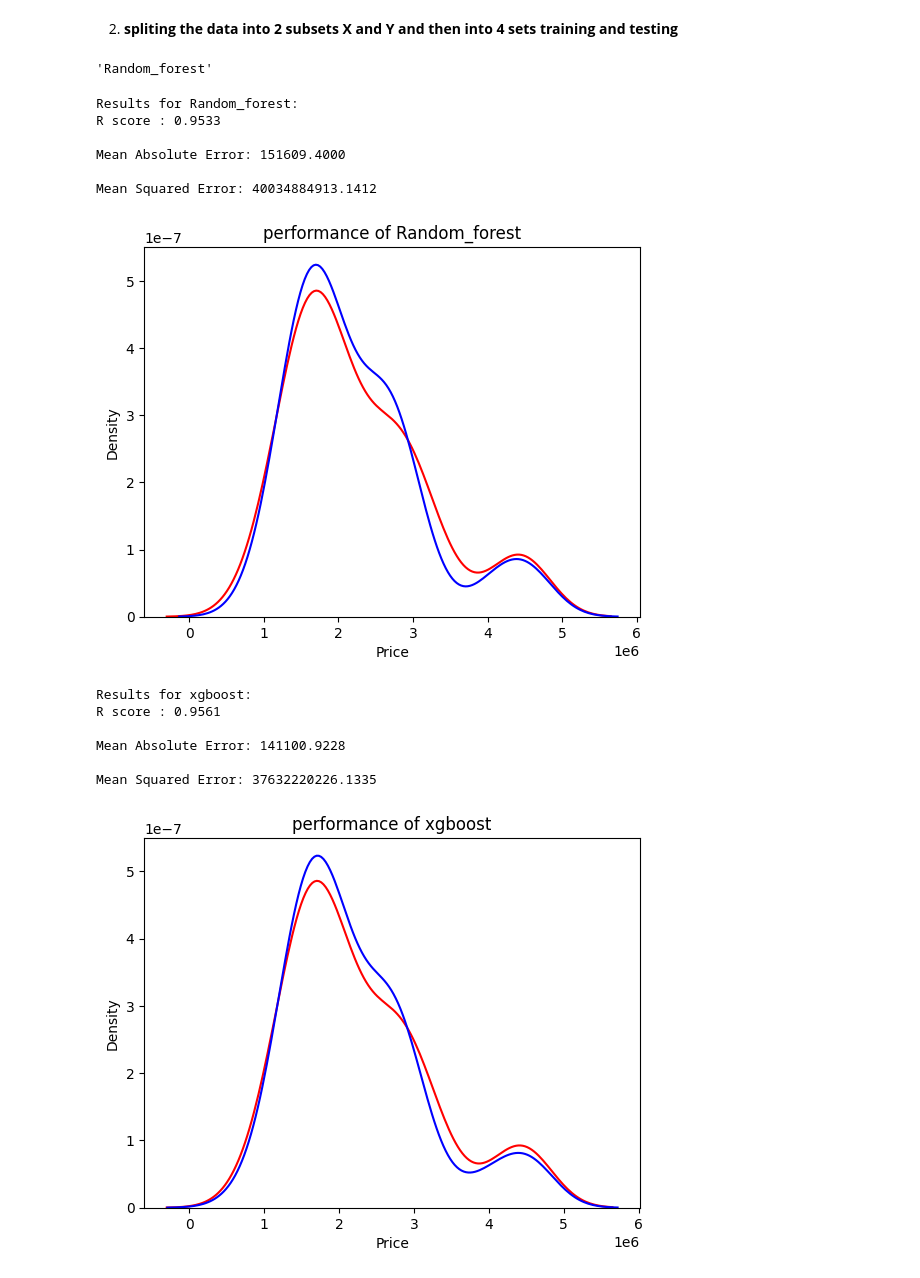
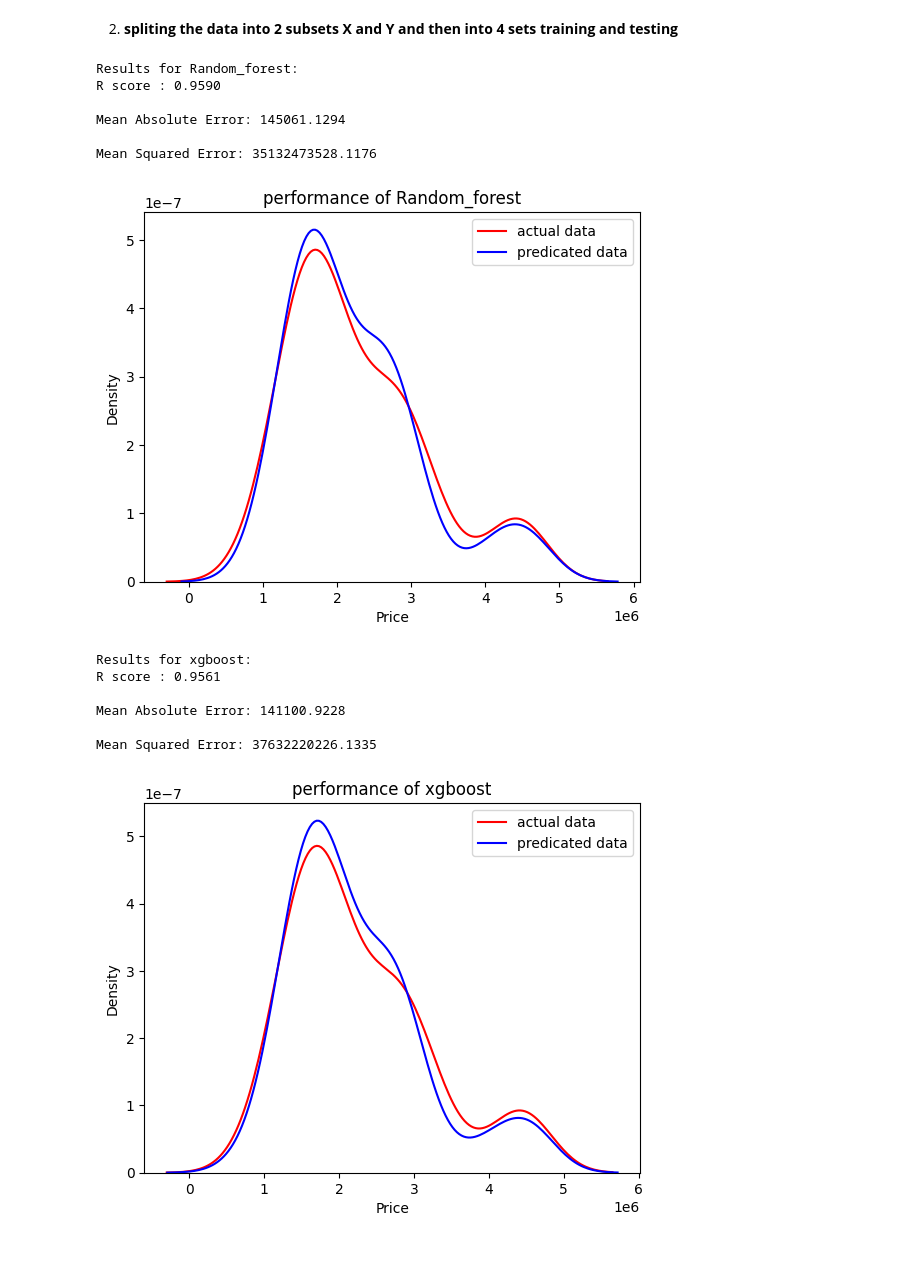
Before and after one commit to YassineSdk/plane_price_prediction, a Jupyter notebook: model.ipynb, the cells around one changed output. Drawn from its saved outputs; the diff is of its cells as text; code cells hidden in the pictures.

Commit message:
Kaggle Notebook | Plane Price prediction with Random forest and  | Version 1

```diff
--- a/model.ipynb
+++ b/model.ipynb
@@ -29,7 +31,7 @@ warnings.filterwarnings('ignore')
 # %% [markdown]
 2. **data cleaning and preprocessing**
 # %%
-df = pd.read_csv("Plane Price.csv")
+df = pd.read_csv("/kaggle/input/plane-price-prediction/Plane Price.csv")
 df.head()
 # %% [output]
 |  | Model Name | Engine Type | HP or lbs thr ea engine | Max speed Knots | Rcmnd cruise Knots | Stall Knots dirty | ... |
@@ -361,41 +419,38 @@ df.head()
 X,Y = df.iloc[:,:14],df['Price']
 # %%
 x_train,x_test,y_train,y_test = train_test_split(x,y,test_size=0.2,random_state=42)
-# %%
-xgboos
-# %% [output]
-'Random_forest'
 # %%
 models = {'Random_forest': RandomForestRegressor(), 'xgboost': XGBRegressor()}
 predictions = {}
 
 def train_and_evaluate(model, model_name):
     model.fit(x_train, y_train)
     y_pred = model.predict(x_test)
     predictions[model_name] = y_pred
     print(f"Results for {model_name}:")
     print(f"R score : {r2_score(y_test, y_pred):.4f}\n")
     print(f"Mean Absolute Error: {mean_absolute_error(y_test, y_pred):.4f}\n")
     print(f"Mean Squared Error: {mean_squared_error(y_test, y_pred):.4f}\n")
     ax = sns.kdeplot(x=y_test,color='red',label='actual data')
     sns.kdeplot(x=y_pred,color='blue',label='predicated data',ax=ax)
     plt.title(f'performance of {model_name}')
+    plt.legend()
     plt.show()
 
 for name, model in models.items():
     train_and_evaluate(model, name)
 # %% [output]
 Results for Random_forest:
-R score : 0.9533
+R score : 0.9590
 
-Mean Absolute Error: 151609.4000
+Mean Absolute Error: 145061.1294
 
-Mean Squared Error: 40034884913.1412
+Mean Squared Error: 35132473528.1176
-[figure, old version]
+[figure, new version]
 Results for xgboost:
 R score : 0.9561
 
 Mean Absolute Error: 141100.9228
 
 Mean Squared Error: 37632220226.1335
-[figure, old version]
+[figure, new version]
```
Also changed, not shown: parts of 11 cells of this notebook.
